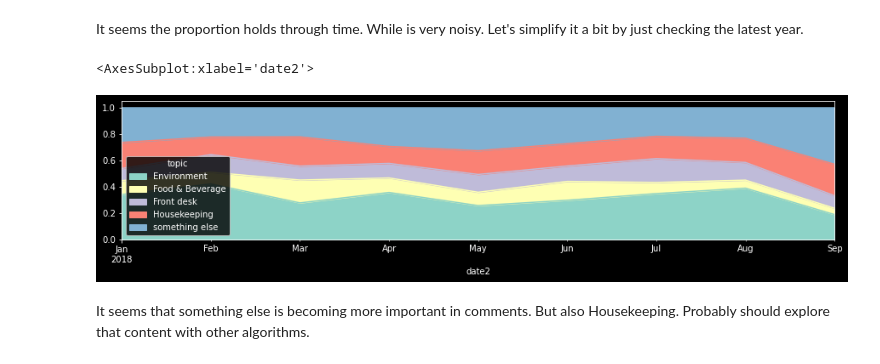
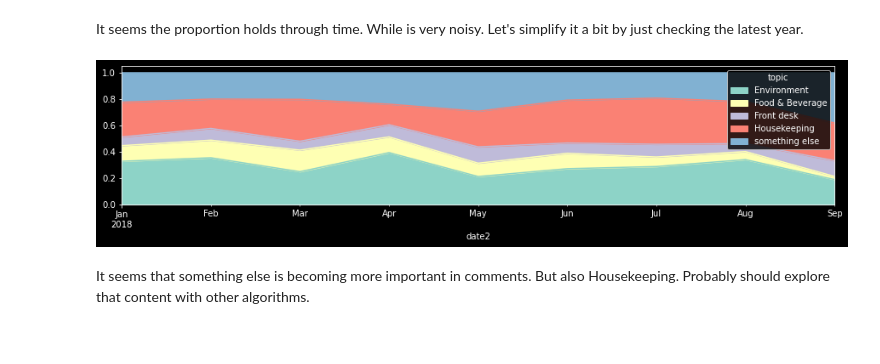
Before and after one commit to pippo-sci/Pullman, a Jupyter notebook: Reputation Timeline Sea Temple.ipynb, the cells around one changed output. Saved outputs shown, nothing was run; the diff lists cells and outputs as text; code cells hidden in the pictures.

```diff
--- a/Reputation Timeline Sea Temple.ipynb
+++ b/Reputation Timeline Sea Temple.ipynb
@@ -470,4 +473,7 @@ doc = dm3['new_col']
 # %%
+# We’ll use SpaCy which includes pre-trained vectors for the most common words using the GloVe Common Crawl
+doc = data_sentence['new_col']
+
 topic_labels = [
 'Food & Beverage',
   'Housekeeping',
@@ -476,8 +482,8 @@ topic_labels = [
 ]
 # I give a list of words for every topic based on the most common topics
 topic_keywords = [
-    'food drink burger waiter chef soda wine delicious taste chips beer restaurant',
-  'clean room floor sheets toilet bathroom bed spa housekeeper furniture blanket dirt',
-    'front desk reception luggage call welcome check in book cancellation',
-  'location atmosphere pool terrace parking beach town lobby hall'
+  'food drink breakfast burger waitress chef wine delicious taste chips beer restaurant bar',
+  'clean room floor sheets toilet bathroom housekeeping bed spa furniture linen dirty',
+  'front desk reception luggage call welcome check in book',
+  'location atmosphere pool terrace parking beach town lobby maintenance'
 ]
@@ -526,8 +581,8 @@ for k, i, j in zip(keywords, topic_idx,simple_sim):
     else:
         topic.append("something else")
 # %%
-dm3['topic'] = topic
-dm3['probability'] = probability
+data_sentence['topic'] = topic
+data_sentence['probability'] = probability
 # %% [markdown]
 Have a look how topics distribute. Its seems Food & Bevarage has the less of mentions, meanwhile enviroment is the largest category.
 # %%
@@ -556,17 +607,17 @@ dm3[dm3.topic=='Front desk'].sample(1)
 # %% [markdown]
 Since I have our sentences classified I'm hable to show its distribution through time.
 # %%
-dm3['date2'] = pd.to_datetime(dm3.date,format='%d %B %Y')
-dmd = dm3.copy()
+data_sentence['date2'] = pd.to_datetime(data_sentence.date,format='%d %B %Y')
+dmd = data_sentence.copy()
 dmd.set_index(pd.DatetimeIndex(dmd['date2']), inplace=True)
 dmd = dmd.sort_index()
 # %%
-cat=pd.crosstab(dmd.date2, dmd.topic)
-cat=cat.resample(rule='M').sum()
-cat['total']=cat.sum(axis=1)
-cat=cat.div(cat.total,0)
-cat=cat.drop('total',1)
-cat.head()
+categories = pd.crosstab(dmd.date2, dmd.topic)
+categories = categories.resample(rule='M').sum()
+categories['total'] = categories.sum(axis=1)
+categories = categories.div(categories.total,0)
+categories = categories.drop('total',1)
+categories.head()
 # %% [output]
 | topic | Environment | Food & Beverage | Front desk | Housekeeping | something else |
 | date2 |  |  |  |  |  |
@@ -583,14 +633,13 @@ cat.plot(kind='area')
 # %% [markdown]
 It seems the proportion holds through time. While is very noisy. Let's simplify it a bit by just checking the latest year.
 # %%
-#cat.loc['2014':'2014',:].plot(kind='line',figsize=(12,3))
-#cat.loc['2015':'2015',:].plot(kind='line',figsize=(12,3))
-#cat.loc['2016':'2016',:].plot(kind='line',figsize=(12,3))
-#cat.loc['2017':'2017',:].plot(kind='line',figsize=(12,3))
-cat.loc['2018':'2018',:].plot(kind='area',figsize=(15,3))
+#categories.loc['2014':'2014',:].plot(kind='line',figsize=(12,3))
+#categories.loc['2015':'2015',:].plot(kind='line',figsize=(12,3))
+#categories.loc['2016':'2016',:].plot(kind='line',figsize=(12,3))
+#categories.loc['2017':'2017',:].plot(kind='line',figsize=(12,3))
+categories.loc['2018':'2018',:].plot(kind='area',figsize=(15,3));
 # %% [output]
-<AxesSubplot:xlabel='date2'>
-[figure, old version]
+[figure, new version]
 # %% [markdown]
 It seems that something else is becoming more important in comments. But also Housekeeping. Probably should explore that content with other algorithms.
 # %% [markdown]
```
Also changed, not shown: parts of 70 cells of this notebook.
